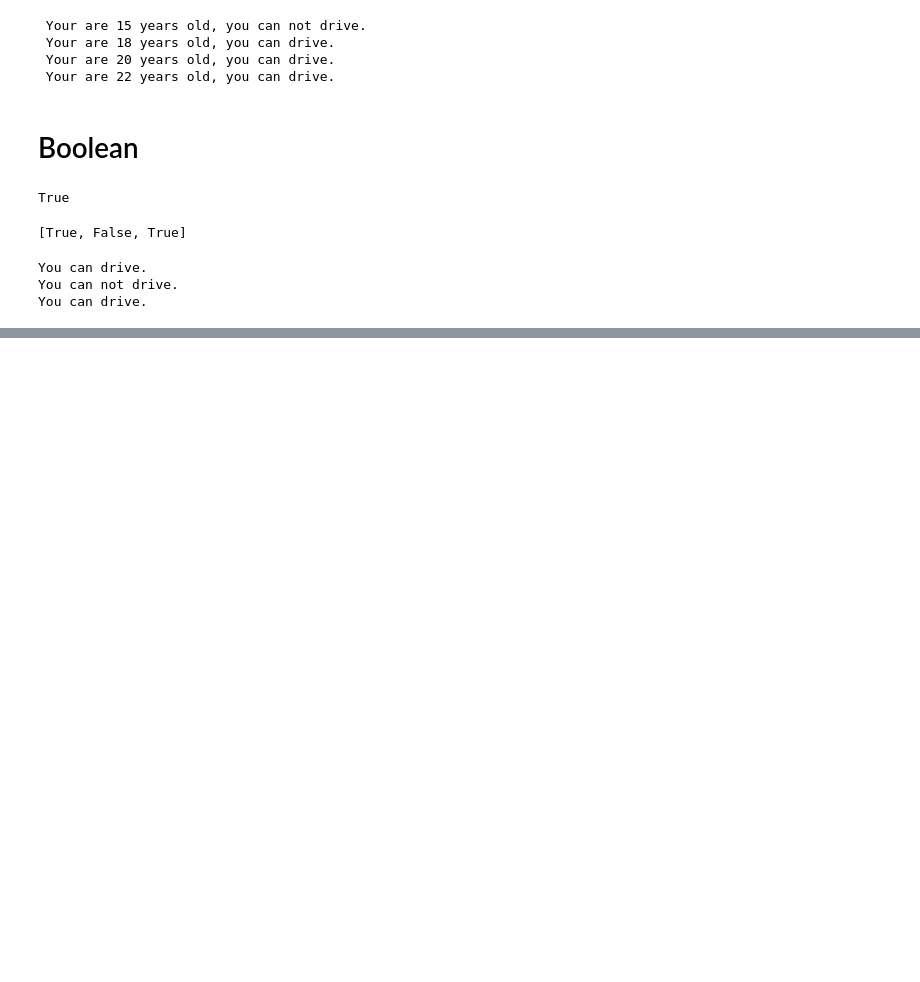
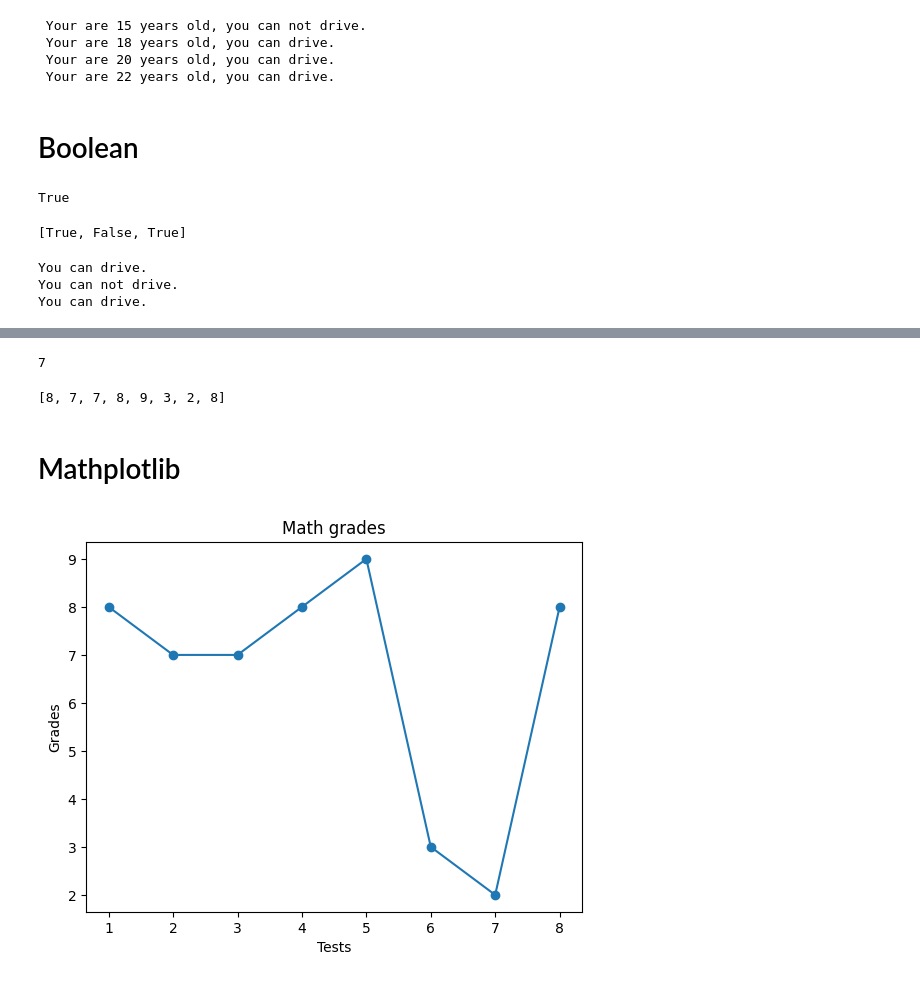
Before and after one commit to KamilaSouza/Python-for-Data-Science, a Jupyter notebook: Logic.ipynb, the cells around one changed output, grey strips where cells are left out. Saved outputs shown, nothing was run; the diff lists cells and outputs as text; code cells hidden in the pictures; blank space fills up the shorter version.

Commit message:
Mathlib and graphics

```diff
--- a/Logic.ipynb
+++ b/Logic.ipynb
@@ -166,0 +184,15 @@ You can drive.
+# %%
+randrange(0, 11)
+# %% [output]
+7
+# %%
+math_grades = []
+
+for grades in range(8):
+    math_grades.append(randrange(0, 11))
+
+math_grades
+# %% [output]
+[8, 7, 7, 8, 9, 3, 2, 8]
+# %% [markdown]
+# Mathplotlib
@@ -166,0 +201,10 @@ You can drive.
+# %%
+x = list(range(1, 9))
+y = math_grades
+plt.plot(x, y, marker='o')
+plt.title('Math grades')
+plt.xlabel('Tests')
+plt.ylabel('Grades')
+plt.show()
+# %% [output]
+[figure, added]
```
Also changed, not shown: parts of 10 cells of this notebook.
